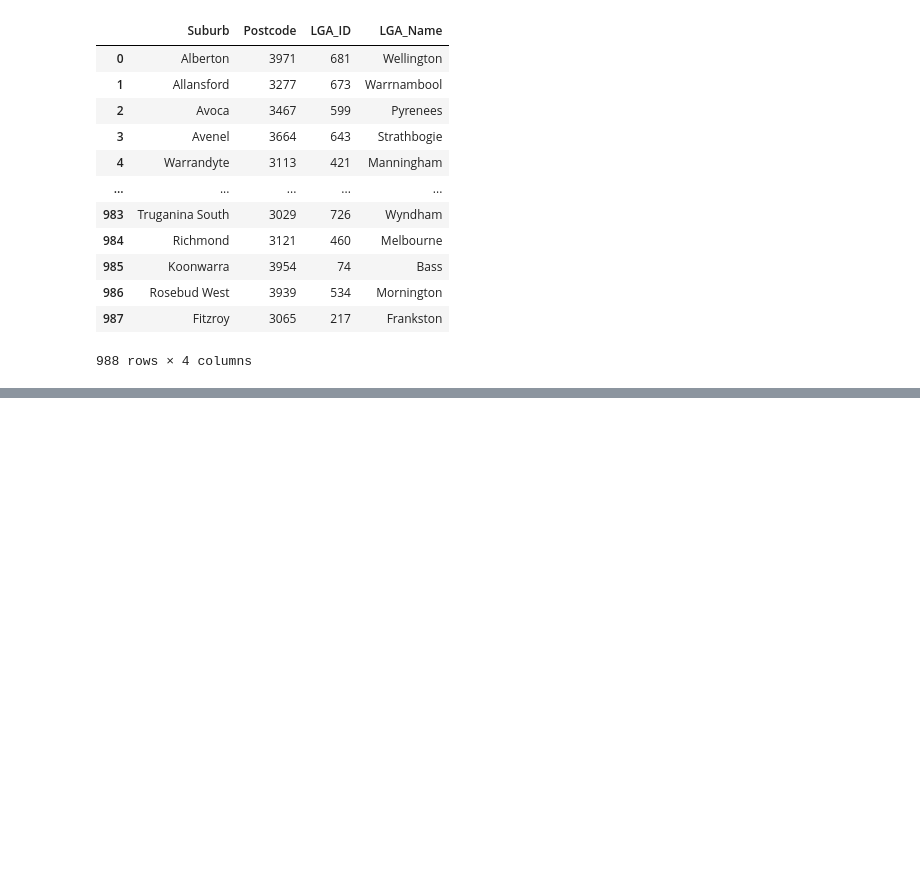
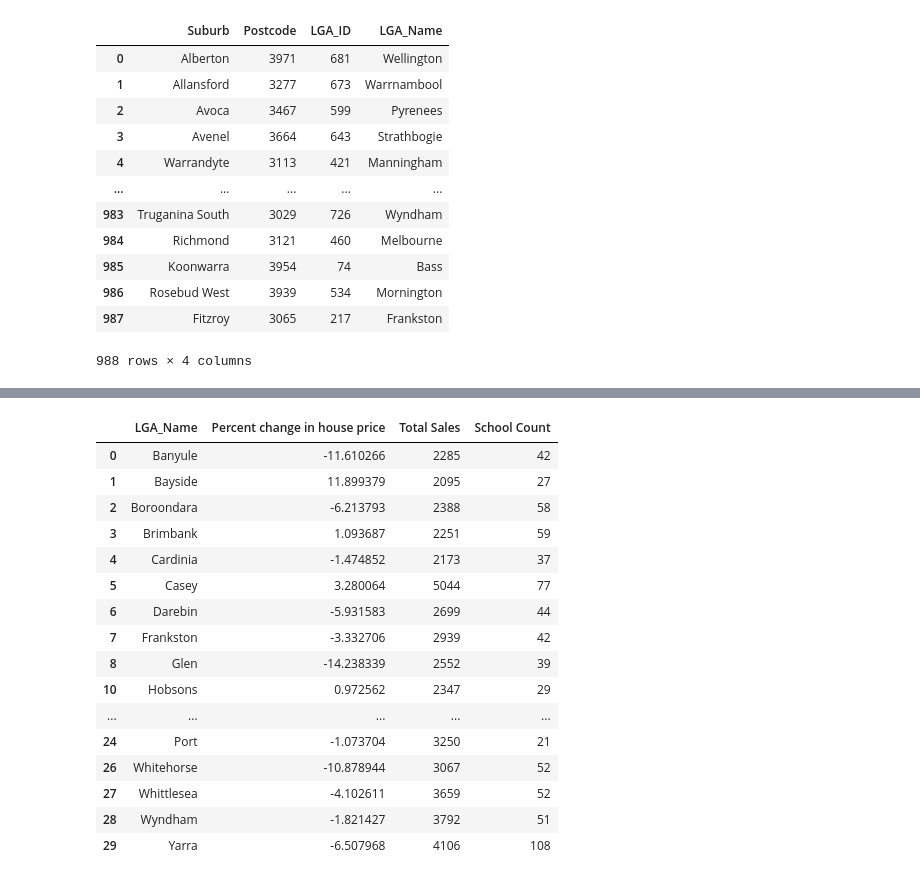
Before and after one commit to jeremychiaa/covid-victorian-real-estate, a Jupyter notebook: cleaned_schools.ipynb, the cells around one changed output, grey strips where cells are left out. Cells and saved outputs as stored; diff of their text form; code cells hidden in the pictures; blank space fills up the shorter version.

```diff
--- a/cleaned_schools.ipynb
+++ b/cleaned_schools.ipynb
@@ -188,2 +202,44 @@ grouped_suburbs_df.plot(kind="scatter", x="school_count", y="price", grid=True,
+# %%
+# Removing outliers in data using z-score
+
+# Retrieve columns
+merged_lga_school = merged_lga_school_df[["Percent change in house price", "Total Sales", "School Count"]]
+
+# Find z-scores using scipy.stats
+z_scores = st.zscore(merged_lga_school)
+
+# Convert to absolute value with np
+abs_z_scores = np.abs(z_scores)
+
+# Create boolean array
+filtered_entries = (abs_z_scores < 3).all(axis=1)
+
+# Assign z-score filtered entries to new df
+new_merged_lga_school = merged_lga_school[filtered_entries]
+
+# Adding LGA_Name column to new df
+new_merged_lga_school["LGA_Name"] = merged_lga_school_df["LGA_Name"]
+
+# Rearrange columns
+new_merged_lga_school = new_merged_lga_school[["LGA_Name", "Percent change in house price", "Total Sales", "School Count"]]
+new_merged_lga_school
+# %% [output]
+|  | LGA_Name | Percent change in house price | Total Sales | School Count |
+| 0 | Banyule | -11.610266 | 2285 | 42 |
+| 1 | Bayside | 11.899379 | 2095 | 27 |
+| 2 | Boroondara | -6.213793 | 2388 | 58 |
+| 3 | Brimbank | 1.093687 | 2251 | 59 |
+| 4 | Cardinia | -1.474852 | 2173 | 37 |
+| 5 | Casey | 3.280064 | 5044 | 77 |
+| 6 | Darebin | -5.931583 | 2699 | 44 |
+| 7 | Frankston | -3.332706 | 2939 | 42 |
+| 8 | Glen | -14.238339 | 2552 | 39 |
+| 10 | Hobsons | 0.972562 | 2347 | 29 |
+| ... | ... | ... | ... | ... |
+| 24 | Port | -1.073704 | 3250 | 21 |
+| 26 | Whitehorse | -10.878944 | 3067 | 52 |
+| 27 | Whittlesea | -4.102611 | 3659 | 52 |
+| 28 | Wyndham | -1.821427 | 3792 | 51 |
+| 29 | Yarra | -6.507968 | 4106 | 108 |
 # %%
 # Linear regression function
```
Also changed, not shown: parts of 17 cells of this notebook.
